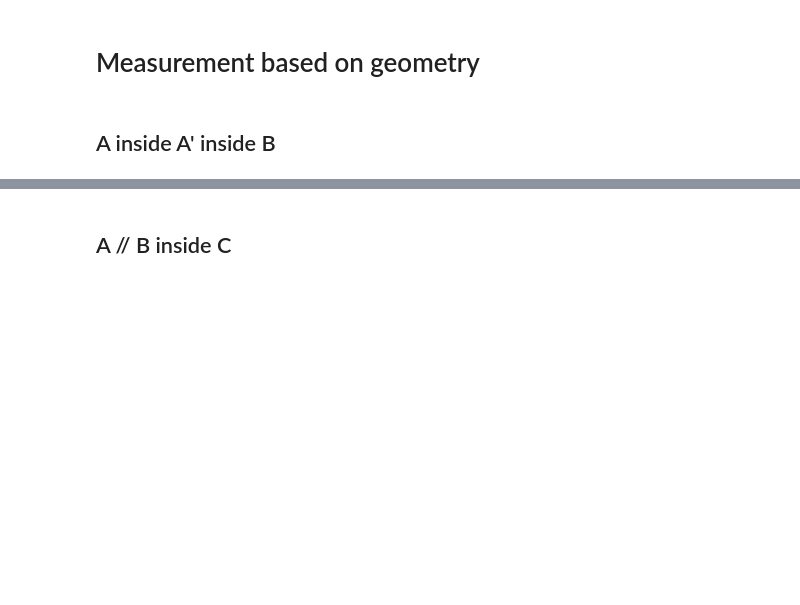
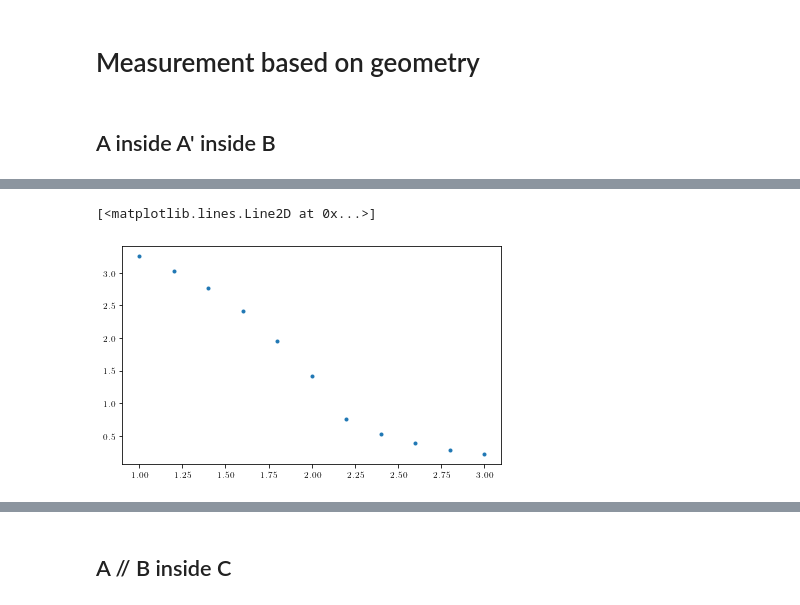
Before and after one commit to hainingpan/SPT, a Jupyter notebook: test_Chern_insulator.ipynb, the cells around one changed output, grey strips where cells are left out. Saved outputs shown, nothing was run; the diff lists cells and outputs as text; code cells hidden in the pictures; blank space fills up the shorter version.

```diff
--- a/test_Chern_insulator.ipynb
+++ b/test_Chern_insulator.ipynb
@@ -2910,6 +2921,11 @@ for m_i,m in enumerate(m_list):
     for es_i,result in enumerate(pool):
         LN=result
         LN_list[m_i,es_i]=LN
+# %%
+plt.plot(m_list,LN_list.mean(axis=1),'.')
+# %% [output]
+[<matplotlib.lines.Line2D at 0x...>]
+[figure, added]
 # %%
 plt.plot(m_list,LN_list.mean(axis=1))
 # %% [output]
```
Also changed, not shown: parts of 41 cells of this notebook, 2 other files.
